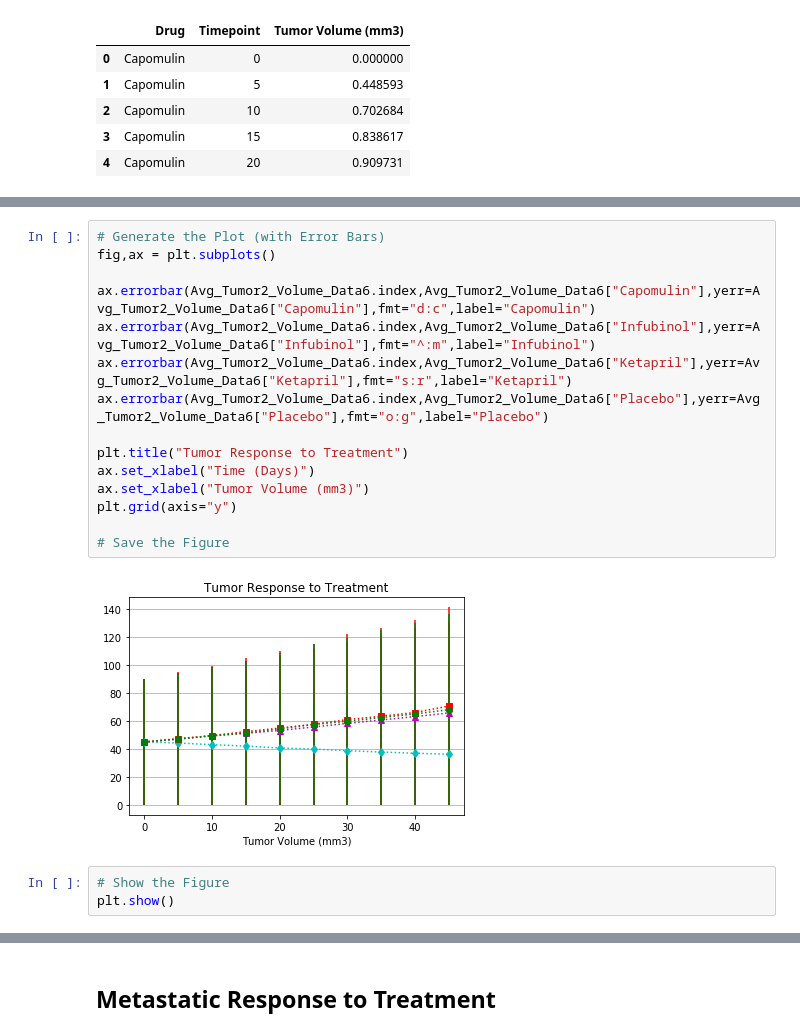
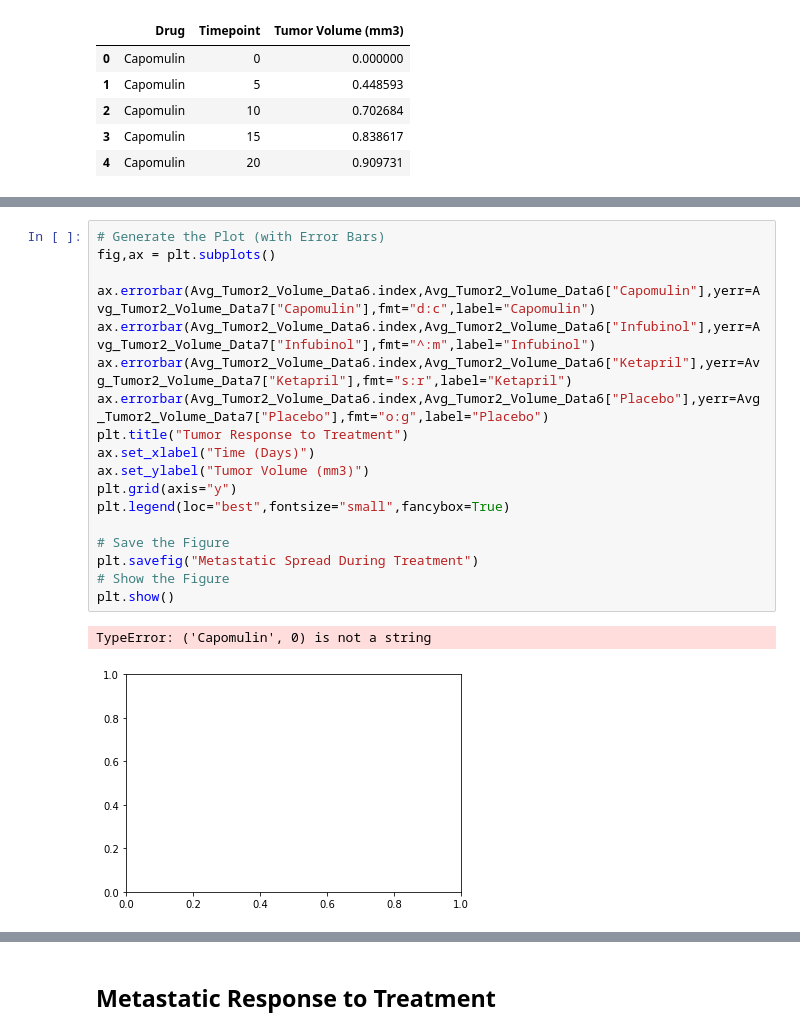
Before and after one commit to housefriedrice/Pymaceuticals, a Jupyter notebook: pymaceuticals_starter.ipynb, the cells around one changed output, grey strips where cells are left out. Cells and saved outputs as stored; diff of their text form.

```diff
--- a/pymaceuticals_starter.ipynb
+++ b/pymaceuticals_starter.ipynb
@@ -109,23 +109,24 @@ Avg_Tumor2_Volume_Data7.head()
 # %%
 # Generate the Plot (with Error Bars)
 fig,ax = plt.subplots()
 
-ax.errorbar(Avg_Tumor2_Volume_Data6.index,Avg_Tumor2_Volume_Data6["Capomulin"],yerr=Avg_Tumor2_Volume_Data6["Capomulin"],fmt="d:c",label="Capomulin")
-ax.errorbar(Avg_Tumor2_Volume_Data6.index,Avg_Tumor2_Volume_Data6["Infubinol"],yerr=Avg_Tumor2_Volume_Data6["Infubinol"],fmt="^:m",label="Infubinol")
-ax.errorbar(Avg_Tumor2_Volume_Data6.index,Avg_Tumor2_Volume_Data6["Ketapril"],yerr=Avg_Tumor2_Volume_Data6["Ketapril"],fmt="s:r",label="Ketapril")
-ax.errorbar(Avg_Tumor2_Volume_Data6.index,Avg_Tumor2_Volume_Data6["Placebo"],yerr=Avg_Tumor2_Volume_Data6["Placebo"],fmt="o:g",label="Placebo")
-
+ax.errorbar(Avg_Tumor2_Volume_Data6.index,Avg_Tumor2_Volume_Data6["Capomulin"],yerr=Avg_Tumor2_Volume_Data7["Capomulin"],fmt="d:c",label="Capomulin")
+ax.errorbar(Avg_Tumor2_Volume_Data6.index,Avg_Tumor2_Volume_Data6["Infubinol"],yerr=Avg_Tumor2_Volume_Data7["Infubinol"],fmt="^:m",label="Infubinol")
+ax.errorbar(Avg_Tumor2_Volume_Data6.index,Avg_Tumor2_Volume_Data6["Ketapril"],yerr=Avg_Tumor2_Volume_Data7["Ketapril"],fmt="s:r",label="Ketapril")
+ax.errorbar(Avg_Tumor2_Volume_Data6.index,Avg_Tumor2_Volume_Data6["Placebo"],yerr=Avg_Tumor2_Volume_Data7["Placebo"],fmt="o:g",label="Placebo")
 plt.title("Tumor Response to Treatment")
 ax.set_xlabel("Time (Days)")
-ax.set_xlabel("Tumor Volume (mm3)")
+ax.set_ylabel("Tumor Volume (mm3)")
 plt.grid(axis="y")
+plt.legend(loc="best",fontsize="small",fancybox=True)
 
 # Save the Figure
+plt.savefig("Metastatic Spread During Treatment")
+# Show the Figure
+plt.show()
 # %% [output]
+TypeError: ('Capomulin', 0) is not a string
-[figure, old version]
+[figure, new version]
-# %%
-# Show the Figure
-plt.show()
 # %% [markdown]
 ![Tumor Response to Treatment](../Images/treatment.png)
 # %% [markdown]
```
Also changed, not shown: parts of 11 cells of this notebook.
